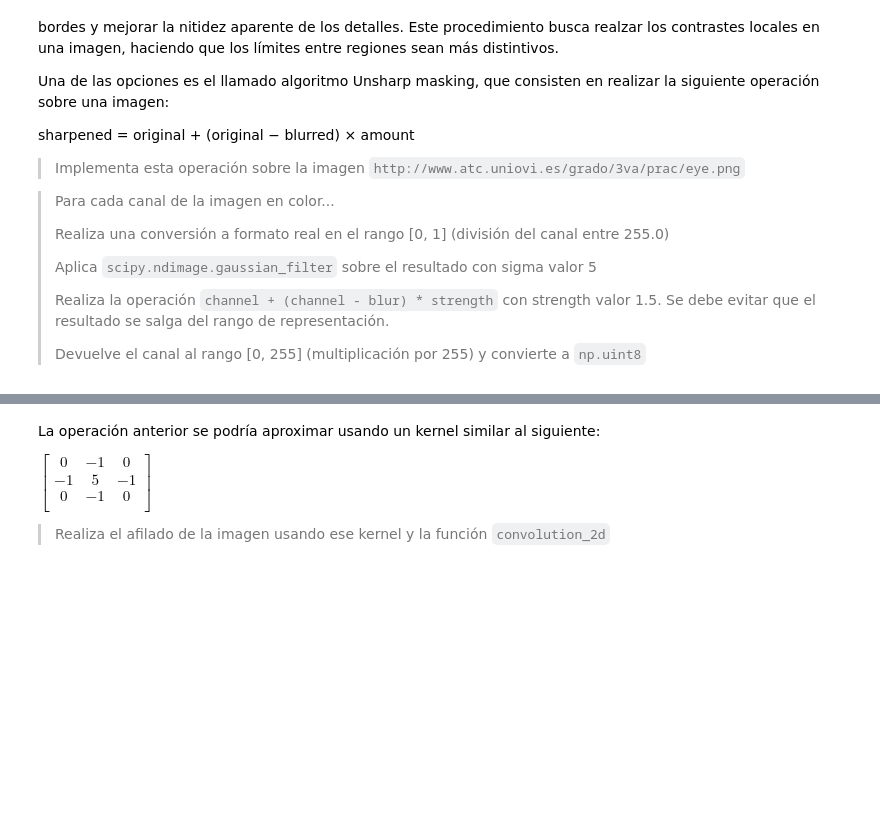
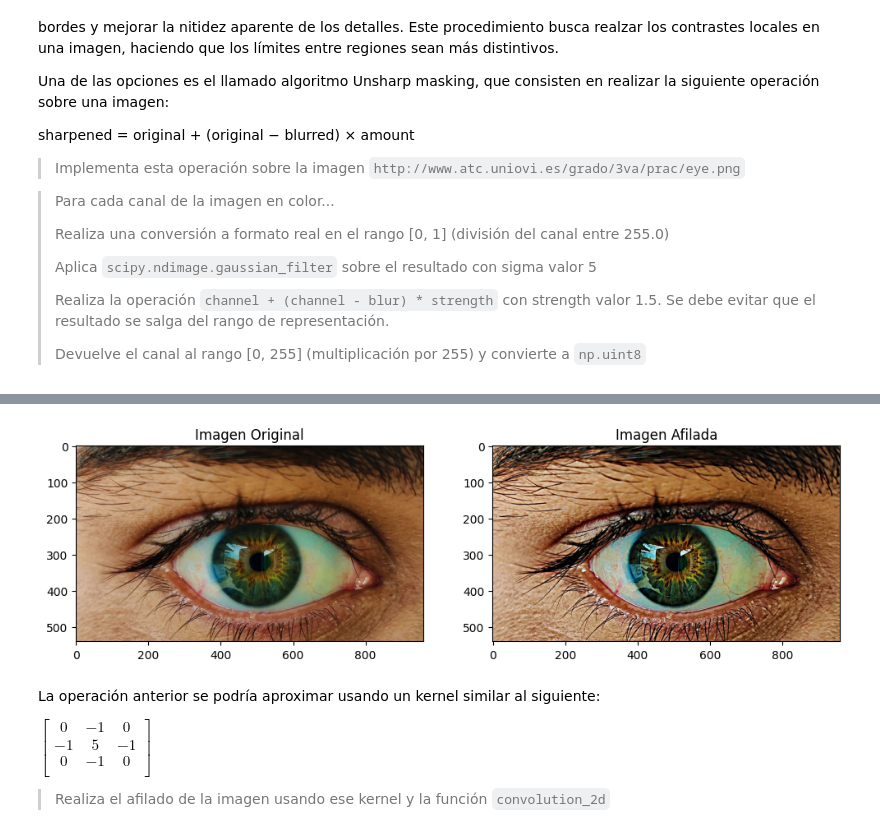
Before and after one commit to revekkadiana/Visi-n_Artificial, a Jupyter notebook: Prac04-Filtros.ipynb, the cells around one changed output, grey strips where cells are left out. Cells and saved outputs as stored; diff of their text form; code cells hidden in the pictures; blank space fills up the shorter version.

```diff
--- a/Prac04-Filtros.ipynb
+++ b/Prac04-Filtros.ipynb
@@ -170,3 +297,50 @@ sharpened = original + (original − blurred) × amount
+# %%
+def afilado(img, strength=1.5):
+    if img.ndim == 2:
+        # Convertir a formato real en el rango [0, 1]
+        img = img / 255.0
+        # Desviación estándar de la distribución Gaussiana
+        sigma = 5
+        # Calcula la convolución de la imagen con un kernel Gaussiano
+        blurred_image = scipy.ndimage.gaussian_filter(img, sigma)
+        # Operación de Unsharp Masking para cada canal
+        sharpened_image = img + (img - blurred_image) * strength
+        # Asegurar que el resultado esté en el rango [0, 1]
+        sharpened_image = np.clip(sharpened_image, 0, 1)
+        # Devolver la imagen al rango [0, 255] y convertir a np.uint8
+        sharpened_image = (sharpened_image * 255).astype(np.uint8)
+
+    elif img.ndim == 3:
+        for i in range(img.shape[-1]):
+            # Convertir a formato real en el rango [0, 1]
+            channel = img[:, :, i] / 255.0
+            # Desviación estándar de la distribución Gaussiana
+            sigma = 5
+            # Calcula la convolución de la imagen con un kernel Gaussiano
+            blurred_channel = scipy.ndimage.gaussian_filter(channel, sigma)
+            # Operación de Unsharp Masking para cada canal
+            sharpened_channel = channel + (channel - blurred_channel) * strength
+            # Asegurar que el resultado esté en el rango [0, 1]
+            sharpened_channel = np.clip(sharpened_channel, 0, 1)
+            # Devolver el canal al rango [0, 255] y convertir a np.uint8
+            img[:, :, i] = (sharpened_channel * 255).astype(np.uint8)
+    return img
+
+
+# Visualizar la imagen original y la imagen afilada
+plt.figure(figsize=(12, 6))
+
+plt.subplot(1, 2, 1)
+plt.imshow(img)
+plt.title('Imagen Original')
+sharpened_image=afilado(img)
+plt.subplot(1, 2, 2)
+plt.imshow(sharpened_image)
+plt.title('Imagen Afilada')
+
+plt.show()
+# %% [output]
+[figure, added]
 # %% [markdown]
 La operación anterior se podría aproximar usando un kernel similar al siguiente:
 
```
Also changed, not shown: parts of 17 cells of this notebook.
